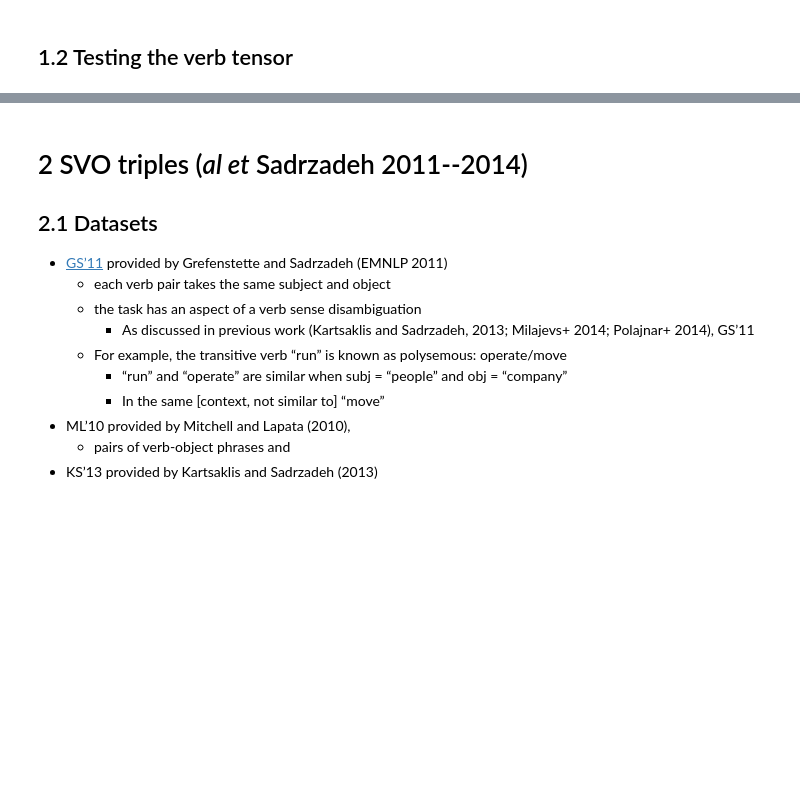
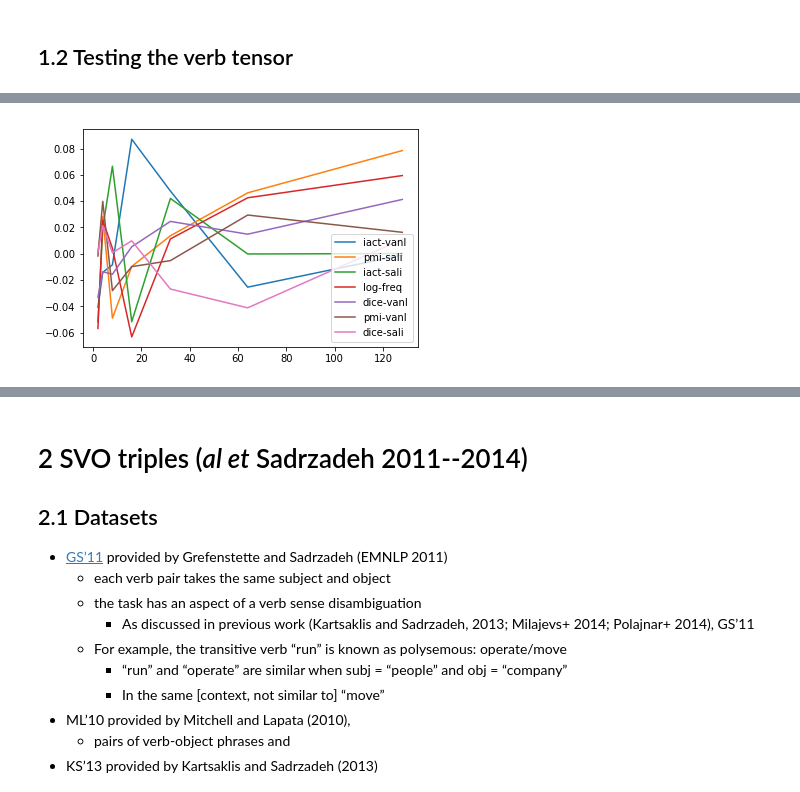
Before and after one commit to makrai/verb-tensor, a Jupyter notebook: eval.ipynb, the cells around one changed output, grey strips where cells are left out. Cells and saved outputs as stored; diff of their text form; code cells hidden in the pictures; blank space fills up the shorter version.

```diff
--- a/eval.ipynb
+++ b/eval.ipynb
@@ -106,2 +183,4 @@ plot_results(simverb_res)
 # %%
-plot_results(simlex_subj, col='SimLex999')
+plot_results(simlex_subj, col='SimLex999', save_filen='subj')
+# %% [output]
+[figure, added]
```
Also changed, not shown: parts of 29 cells of this notebook.
